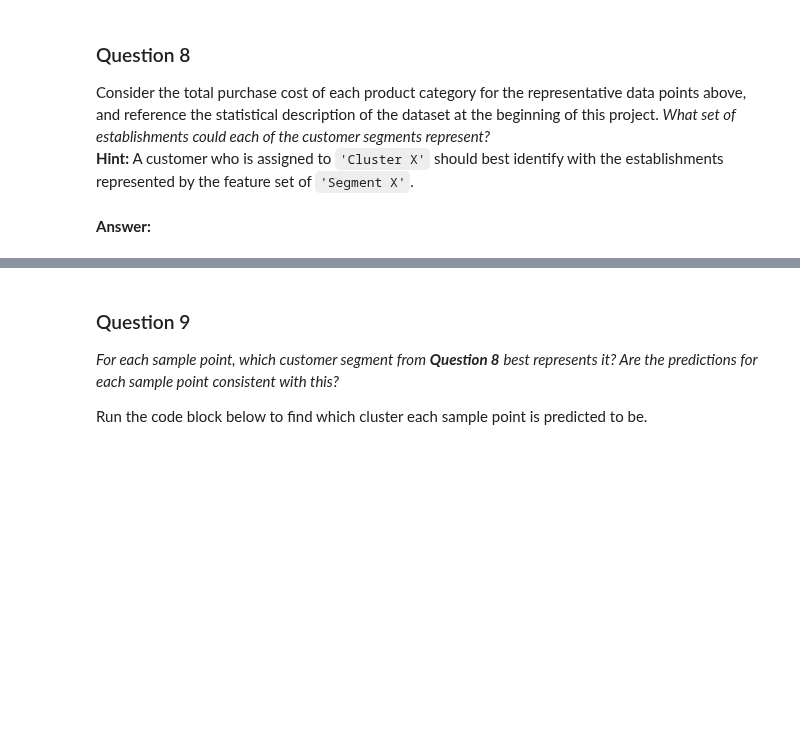
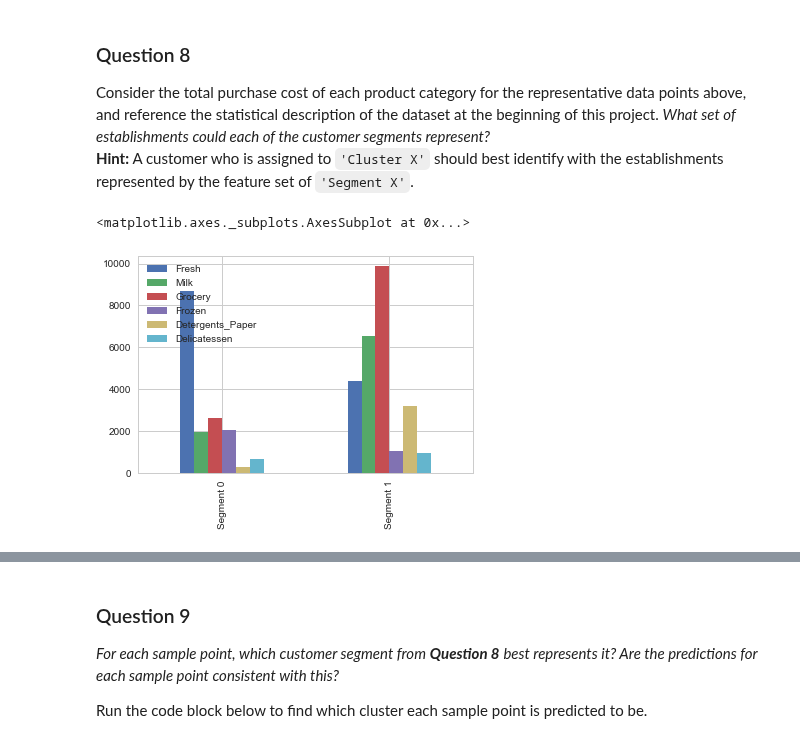
Before and after one commit to NekuSakuraba/machine-learning, a Jupyter notebook: projects/customer_segments/customer_segments.ipynb, the cells around one changed output, grey strips where cells are left out. Drawn from its saved outputs; the diff is of its cells as text; code cells hidden in the pictures; blank space fills up the shorter version.

```diff
--- a/projects/customer_segments/customer_segments.ipynb
+++ b/projects/customer_segments/customer_segments.ipynb
@@ -659,10 +645,10 @@ In the code block below, you will need to implement the following:
  - Apply the inverse function of `np.log` to `log_centers` using `np.exp` and assign the true centers to `true_centers`.
 # %%
 # TODO: Inverse transform the centers
-log_centers = None
+log_centers = pca.inverse_transform(centers)
 
 # TODO: Exponentiate the centers
-true_centers = None
+true_centers = np.exp(log_centers)
 
 # Display the true centers
 segments = ['Segment {}'.format(i) for i in range(0,len(centers))]
@@ -673,5 +663,8 @@ display(true_centers)
 ### Question 8
 Consider the total purchase cost of each product category for the representative data points above, and reference the statistical description of the dataset at the beginning of this project. *What set of establishments could each of the customer segments represent?*
 **Hint:** A customer who is assigned to `'Cluster X'` should best identify with the establishments represented by the feature set of `'Segment X'`.
-# %% [markdown]
-**Answer:**
+# %%
+true_centers.plot.bar()
+# %% [output]
+<matplotlib.axes._subplots.AxesSubplot at 0x...>
+[figure, added]
```
Also changed, not shown: parts of 13 cells of this notebook.
